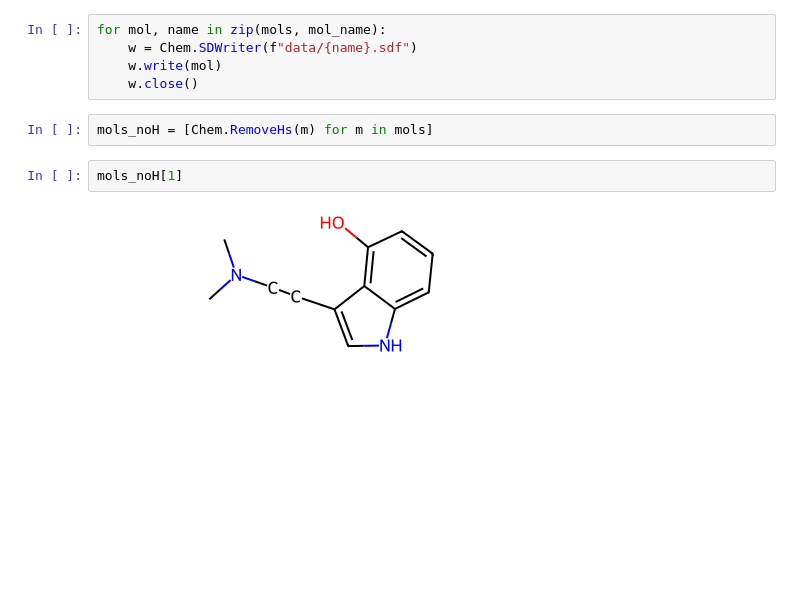
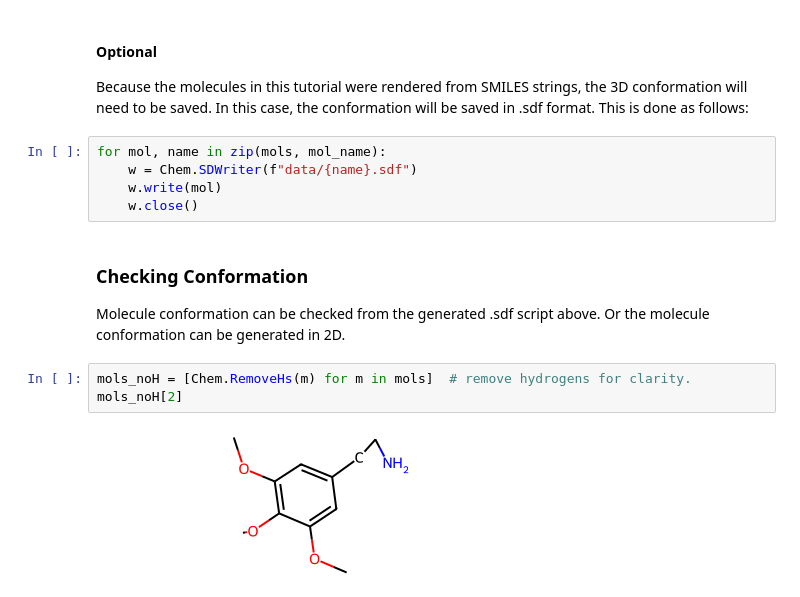
Before and after one commit to fulopjoz/pharmacophore-toolkit, a Jupyter notebook: tutorial/pharmacophore_tutorial.ipynb, the cells around one changed output. Cells and saved outputs as stored; diff of their text form; blank space fills up the shorter version.

```diff
--- a/tutorial/pharmacophore_tutorial.ipynb
+++ b/tutorial/pharmacophore_tutorial.ipynb
@@ -28,12 +49,17 @@ for m in mols:
+# %% [markdown]
+#### Optional
+Because the molecules in this tutorial were rendered from SMILES strings, the 3D conformation will need to be saved. In this case, the conformation will be saved in .sdf format. This is done as follows:
 # %%
 for mol, name in zip(mols, mol_name):
     w = Chem.SDWriter(f"data/{name}.sdf")
     w.write(mol)
     w.close()
-# %%
-mols_noH = [Chem.RemoveHs(m) for m in mols]
+# %% [markdown]
+### Checking Conformation
+Molecule conformation can be checked from the generated .sdf script above. Or the molecule conformation can be generated in 2D.
 # %%
-mols_noH[1]
+mols_noH = [Chem.RemoveHs(m) for m in mols]  # remove hydrogens for clarity.
+mols_noH[2]
 # %% [output]
-[figure, old version]
+[figure, new version]
 # %% [markdown]
```
Also changed, not shown: parts of 26 cells of this notebook.
